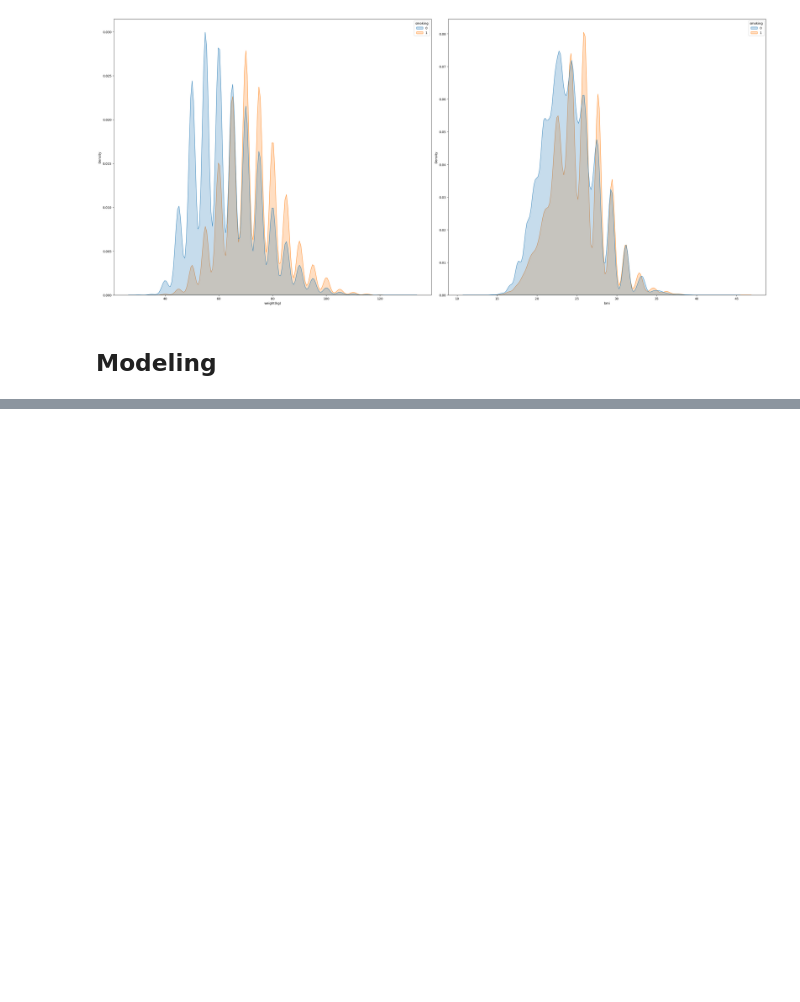
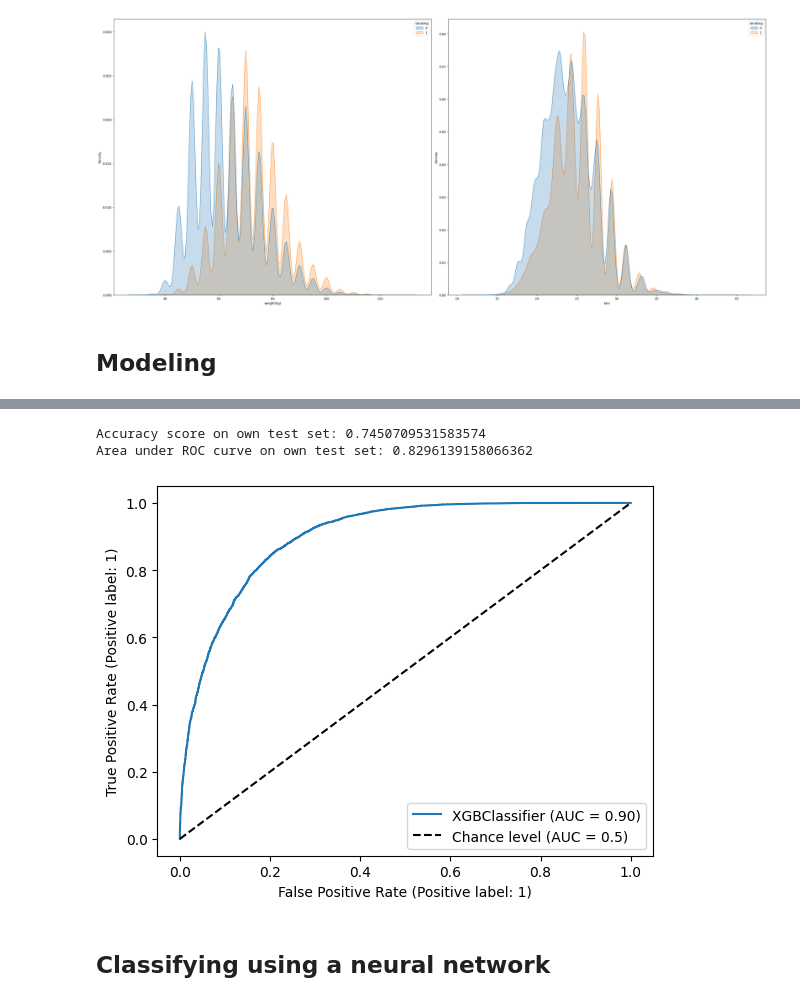
Before and after one commit to sn2727/smoker-status-prediction, a Jupyter notebook: main.ipynb, the cells around one changed output, grey strips where cells are left out. Cells and saved outputs as stored; diff of their text form; code cells hidden in the pictures; blank space fills up the shorter version.

Commit message:
add neural network and bagging

```diff
--- a/main.ipynb
+++ b/main.ipynb
@@ -208,0 +305,31 @@ Area under ROC curve on own test set: 0.826632919974698
+# %%
+## Bagging classifier
+
+bgg_clf = BaggingClassifier()
+
+x = train.drop(["id",target],axis=1)
+y = train[target]
+x_train, x_test, y_train, y_test = train_test_split(x, y, test_size=0.10, shuffle=True)
+bgg_clf.fit(x_train, y_train)
+preds = bgg_clf.predict(x_test)
+preds_proba = bgg_clf.predict_proba(x_test)
+print(f"Accuracy score on own test set: {bgg_clf.score(x_test, y_test)}")
+print(f"Area under ROC curve on own test set: {roc_auc_score(y_test, preds_proba[:,1])}")
+#skplt.metrics.plot_roc_curve(y_test, lg_clf.predict_proba(x_test))
+fpr, tpr, _ = metrics.roc_curve(y_test, preds_proba[:,1])
+auc = round(metrics.roc_auc_score(y_test, preds_proba[:,1]), 4)
+ROCs.append({'tpr':tpr, 'fpr':fpr, 'label':'Bagging Classifier', 'auc':str(auc)})
+
+RocCurveDisplay.from_estimator(xgb_clf, x_test, y_test, plot_chance_level=True)
+plt.show()
+
+# Output for Kaggle's test set
+test_preds = bgg_clf.fit(x, y).predict_proba(test.drop(["id"], axis=1))
+submission = pd.DataFrame({'id':test.id, 'smoking':test_preds[:,1]})
+submission.to_csv("./output/bgg_submission.csv", index=False)
+# %% [output]
+Accuracy score on own test set: 0.7450709531583574
+Area under ROC curve on own test set: 0.8296139158066362
+[figure, added]
+# %% [markdown]
+## Classifying using a neural network
```
Also changed, not shown: parts of 10 cells of this notebook, 5 other files.
